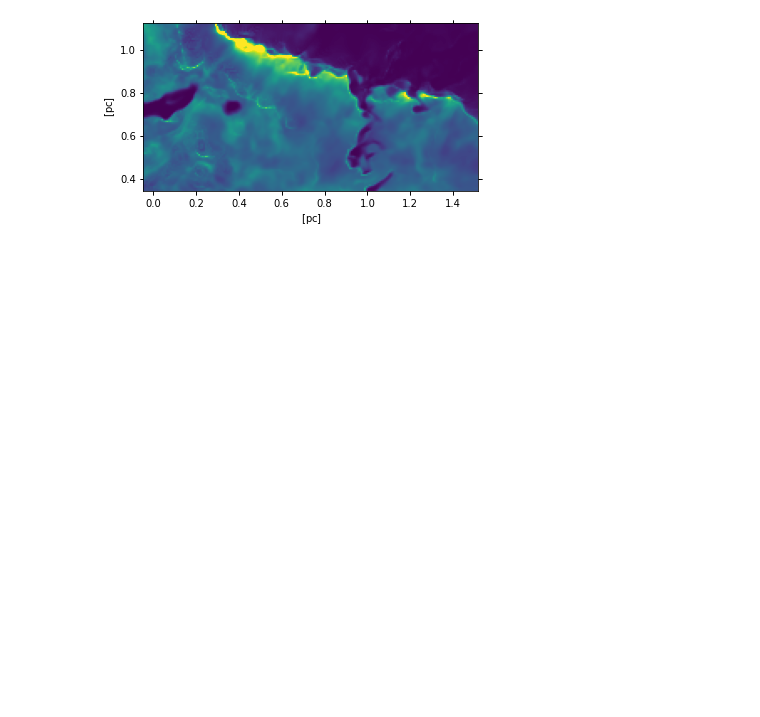
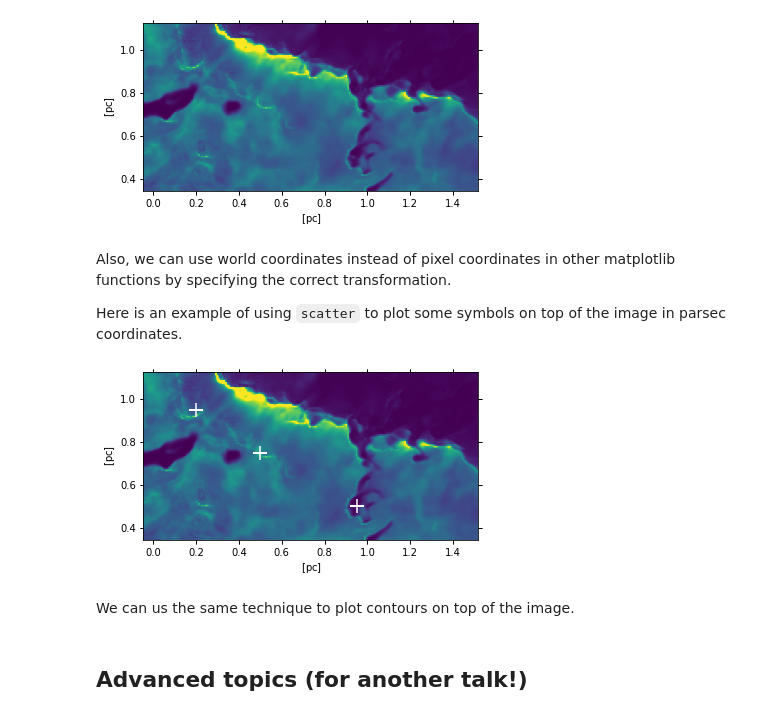
Before and after one commit to dawg-at-irya/fits-image-axes-talk, a Jupyter notebook: notebooks/dawgi_fits_image.ipynb, the cells around one changed output. Saved outputs shown, nothing was run; the diff lists cells and outputs as text; code cells hidden in the pictures; blank space fills up the shorter version.

Commit message:
Finish notebook. Ready to give talk

```diff
--- a/notebooks/dawgi_fits_image.ipynb
+++ b/notebooks/dawgi_fits_image.ipynb
@@ -51,12 +54,3 @@ ax.imshow(im, extent=[left, right, bottom, top], origin="lower", vmax=2e6)
 ...;
 # %% [output]
 [figure]
-# %%
-ny, nx = im.shape
-width, height = 4.0, 4.0
-dx, dy = width / nx, height / ny
-x1, x2 = -(width + dx) / 2, (width + dx) / 2
-y1, y2 = -(height + dy) / 2, (height + dy) / 2
-fig, ax = plt.subplots()
-ax.imshow(im, extent=[x1, x2, y1, y2], origin="lower", vmax=2e6)
-...;
@@ -86,4 +109,6 @@ NAXIS : 512  512
 # %%
-w.wcs.cdelt = dx, dy
+nx, ny = im.shape
+w.wcs.cdelt = width / nx, height / ny
 w.wcs.crpix = (nx + 1) / 2, (ny + 1) / 2
 w.wcs.cunit = "pc", "pc"
+w
@@ -119,3 +151,25 @@ ax.imshow(im[window], vmax=4e6)
 ...;
 # %% [output]
 [figure]
+# %% [markdown]
+Also, we can use world coordinates instead of pixel coordinates in other matplotlib functions by specifying the correct transformation.
+
+Here is an example of using `scatter` to plot some symbols on top of the image in parsec coordinates.
+# %%
+fig, ax = plt.subplots(
+    subplot_kw=dict(projection=w.slice(window)),
+)
+ax.imshow(im[window], vmax=4e6)
+ax.scatter(
+    x=[0.5, 0.2, 0.95],
+    y=[0.75, 0.95, 0.5],
+    marker="+", c="w", s=200,
+    transform=ax.get_transform('world'),
+    )
+...;
+# %% [output]
+[figure, added]
+# %% [markdown]
+We can us the same technique to plot contours on top of the image.
+# %% [markdown]
+## Advanced topics (for another talk!)
```
Also changed, not shown: parts of 18 cells of this notebook, 1 other file.
